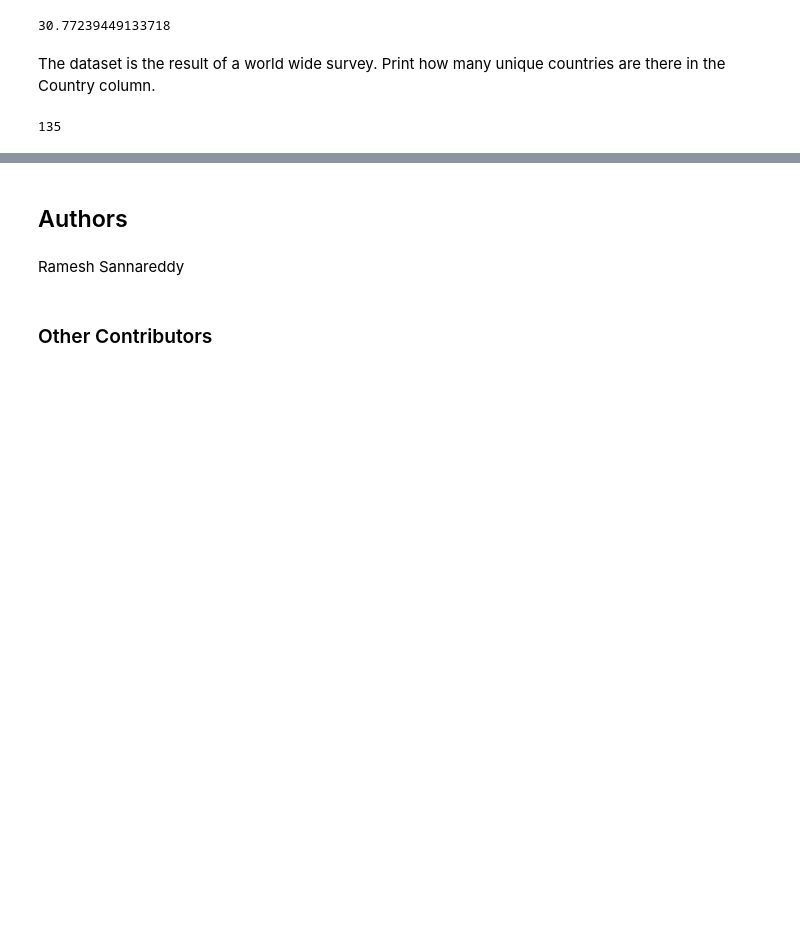
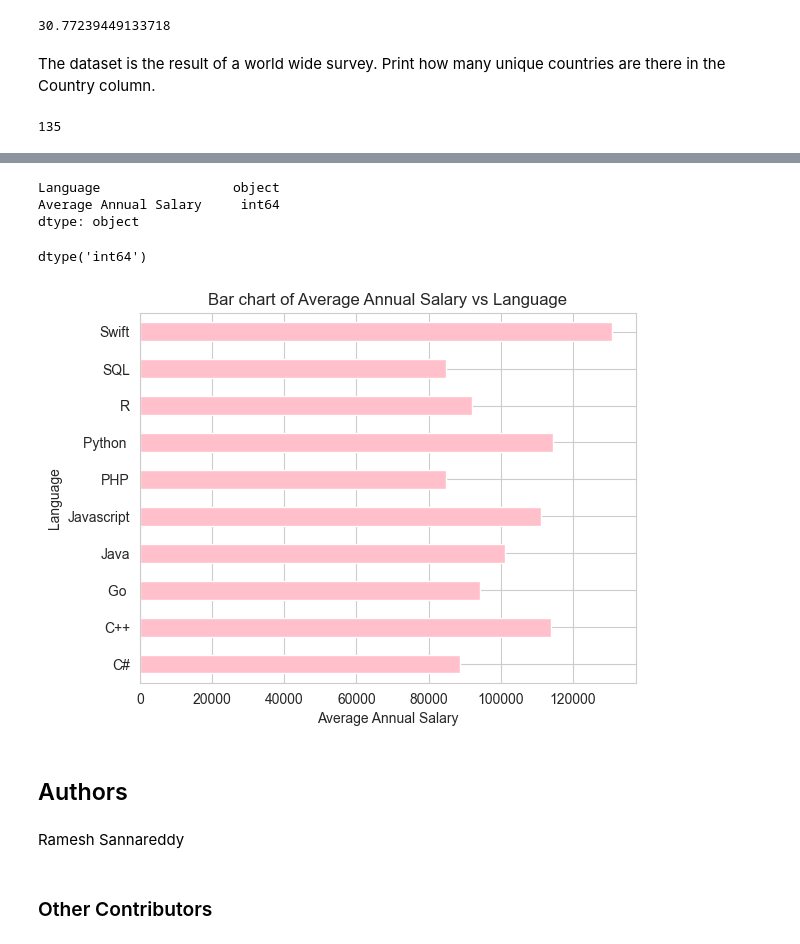
Before and after one commit to BrayanDH/Course-9-_-Data_Analyst_Capstone_Project, a Jupyter notebook: 1.5_ExploreDataSet-lab.ipynb, the cells around one changed output, grey strips where cells are left out. Drawn from its saved outputs; the diff is of its cells as text; code cells hidden in the pictures; blank space fills up the shorter version.

```diff
--- a/1.5_ExploreDataSet-lab.ipynb
+++ b/1.5_ExploreDataSet-lab.ipynb
@@ -124,0 +190,7 @@ len(df_survey['Country'].unique())
+# %%
+# charge csv file into dataframe
+import pandas as pd
+
+
+df_survey = pd.read_csv("1.3-popular-languages.csv")
+df_survey.head()
@@ -124,0 +204,7 @@ len(df_survey['Country'].unique())
+# %%
+#show data types
+df_survey.dtypes
+# %% [output]
+Language                 object
+Average Annual Salary     int64
+dtype: object
@@ -124,0 +213,23 @@ len(df_survey['Country'].unique())
+# %%
+
+df_survey['Average Annual Salary'].dtype
+# %% [output]
+dtype('int64')
+# %%
+# show the popular languages in bar chart using Language and Average Annual Salary in vertical bar chart using pink bar color
+
+import matplotlib.pyplot as plt
+import seaborn as sns
+
+sns.set_style("whitegrid")
+
+# your code goes here
+df_survey.groupby(['Language'])['Average Annual Salary'].mean().plot(kind='barh', color='pink')
+
+plt.xlabel('Average Annual Salary')
+plt.ylabel('Language')
+plt.title('Bar chart of Average Annual Salary vs Language')
+
+plt.show()
+# %% [output]
+[figure, added]
```
Also changed, not shown: parts of 6 cells of this notebook, 3 other files.
